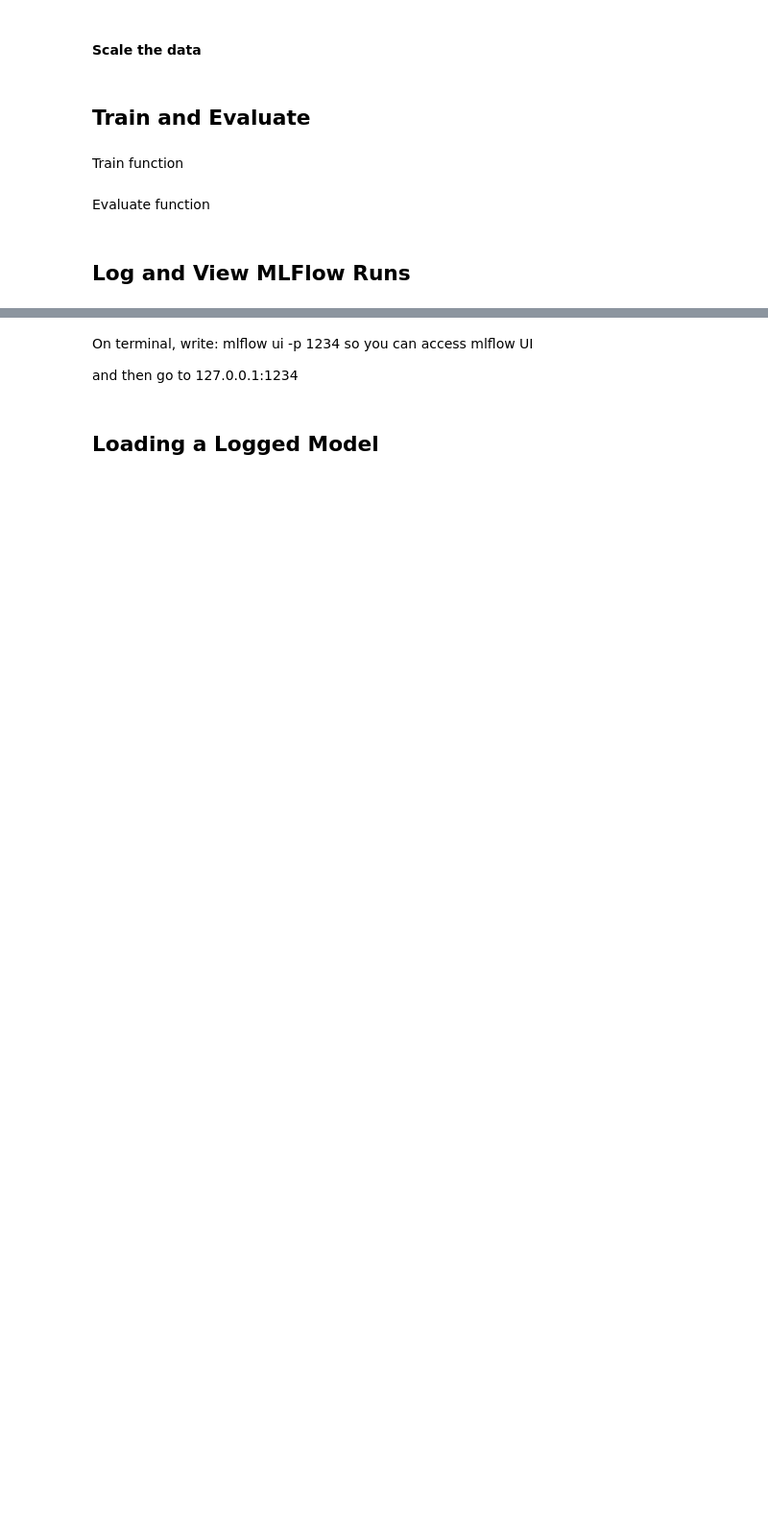
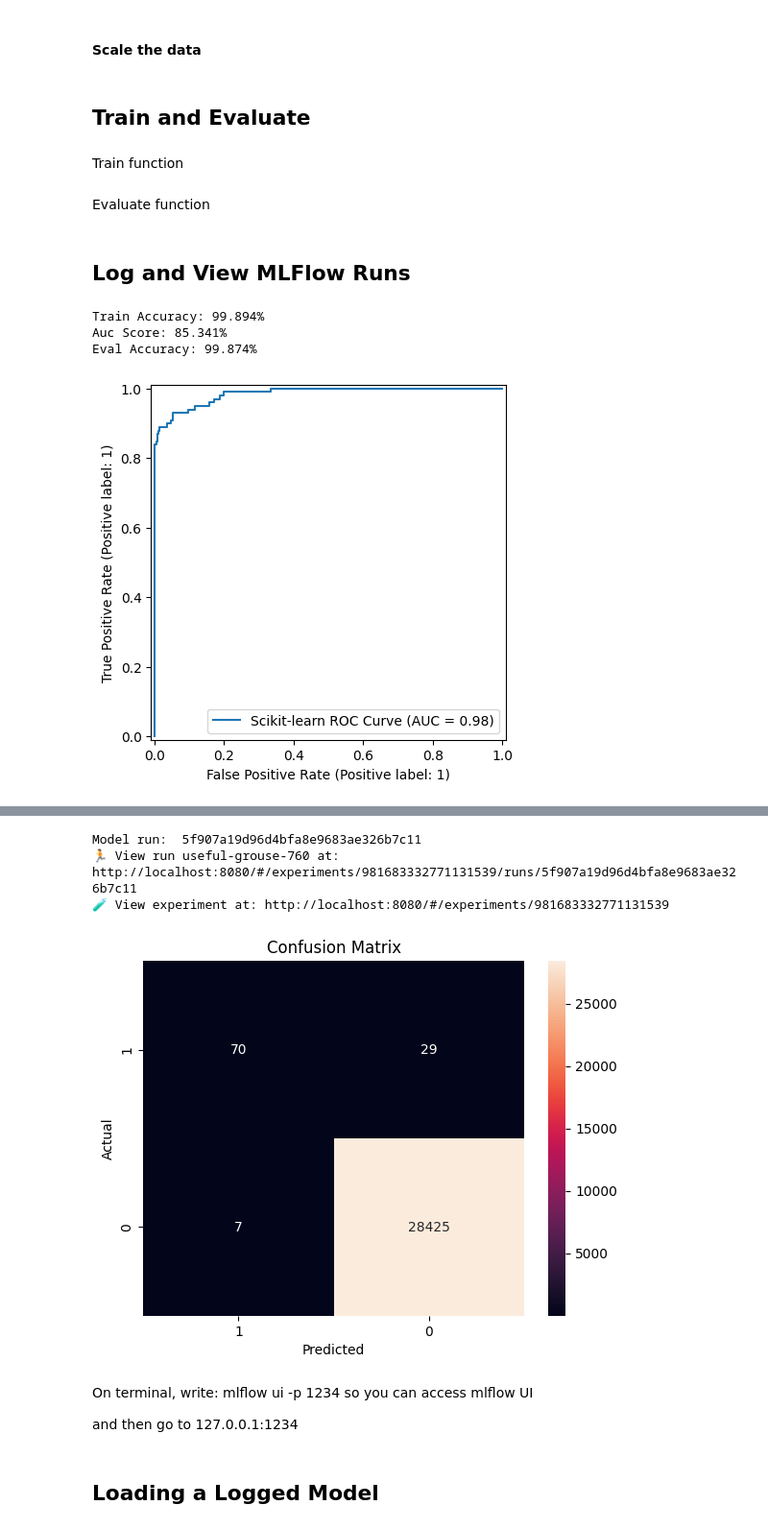
Before and after one commit to theghost013/MLflow-Workshop, a Jupyter notebook: End_to_End_ML_Project.ipynb, the cells around one changed output, grey strips where cells are left out. Shown: that part at 96% size. Saved outputs shown, nothing was run; the diff lists cells and outputs as text; code cells hidden in the pictures; blank space fills up the shorter version.

Commit message:
Update binary image files for confusion matrix and ROC plot

```diff
--- a/End_to_End_ML_Project.ipynb
+++ b/End_to_End_ML_Project.ipynb
@@ -105,7 +139,9 @@ def evaluate(sk_model, x_test, y_test):
     mlflow.log_metric("auc_score", auc_score)
     print(f"Auc Score: {auc_score:.3%}")
     print(f"Eval Accuracy: {eval_acc:.3%}")
-    roc_plot = plot_roc_curve(sk_model, x_test, y_test,name='Scikit-learn ROC Curve')
+    roc_plot = RocCurveDisplay.from_estimator(
+        sk_model, x_test, y_test, name="Scikit-learn ROC Curve"
+    )
     plt.savefig("sklearn_roc_plot.png")
     plt.show()
     plt.clf()
@@ -128,13 +164,19 @@ def evaluate(sk_model, x_test, y_test):
 sk_model = LogisticRegression(random_state=None, max_iter=400, solver='newton-cg')
 # %%
 # puts the run under experiment name
+mlflow.set_tracking_uri("http://localhost:8080")
 mlflow.set_experiment("Credit_Card_Fraud_experiment")
-mlflow.set_tracking_uri("localhost:5000")
+
 # chunk all code under the context of one MLFlow run.
 with mlflow.start_run():
     train(sk_model, x_train, y_train)
     evaluate(sk_model, x_test, y_test)
     # save the model
     mlflow.sklearn.log_model(sk_model, "log_reg_model")
-    print("Model run: ", mlflow.active_run().info.run_uuid)
+    print("Model run: ", mlflow.active_run().info.run_id)
 mlflow.end_run()
+# %% [output]
+Train Accuracy: 99.894%
+Auc Score: 85.341%
+Eval Accuracy: 99.874%
+[figure, added]
@@ -141,3 +185,7 @@ mlflow.end_run()
+Model run:  5f907a19d96d4bfa8e9683ae326b7c11
+🏃 View run useful-grouse-760 at: http://localhost:8080/#/experiments/981683332771131539/runs/5f907a19d96d4bfa8e9683ae326b7c11
+🧪 View experiment at: http://localhost:8080/#/experiments/981683332771131539
+[figure, added]
 # %% [markdown]
 On terminal, write: mlflow ui -p 1234
 so you can access mlflow UI
```
Also changed, not shown: parts of 10 cells of this notebook, 2 other files.
